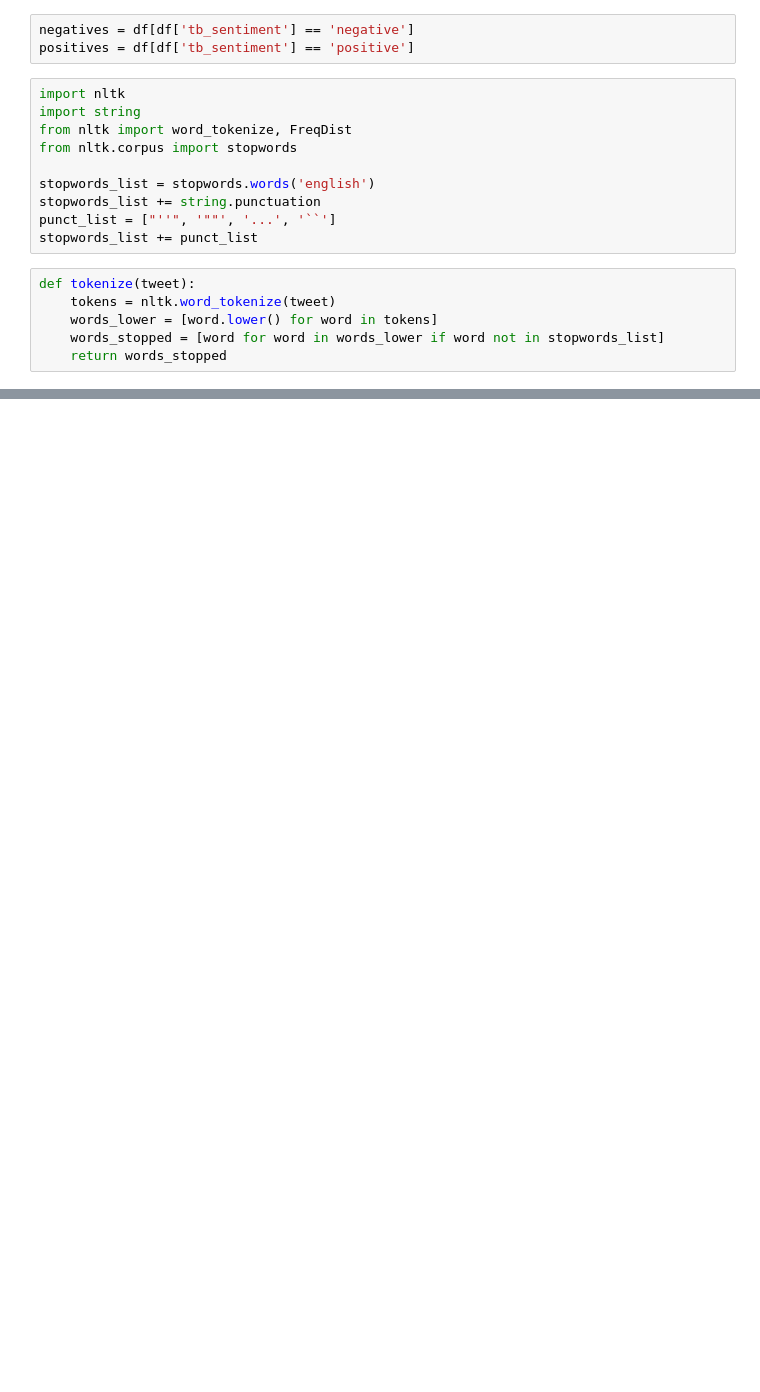
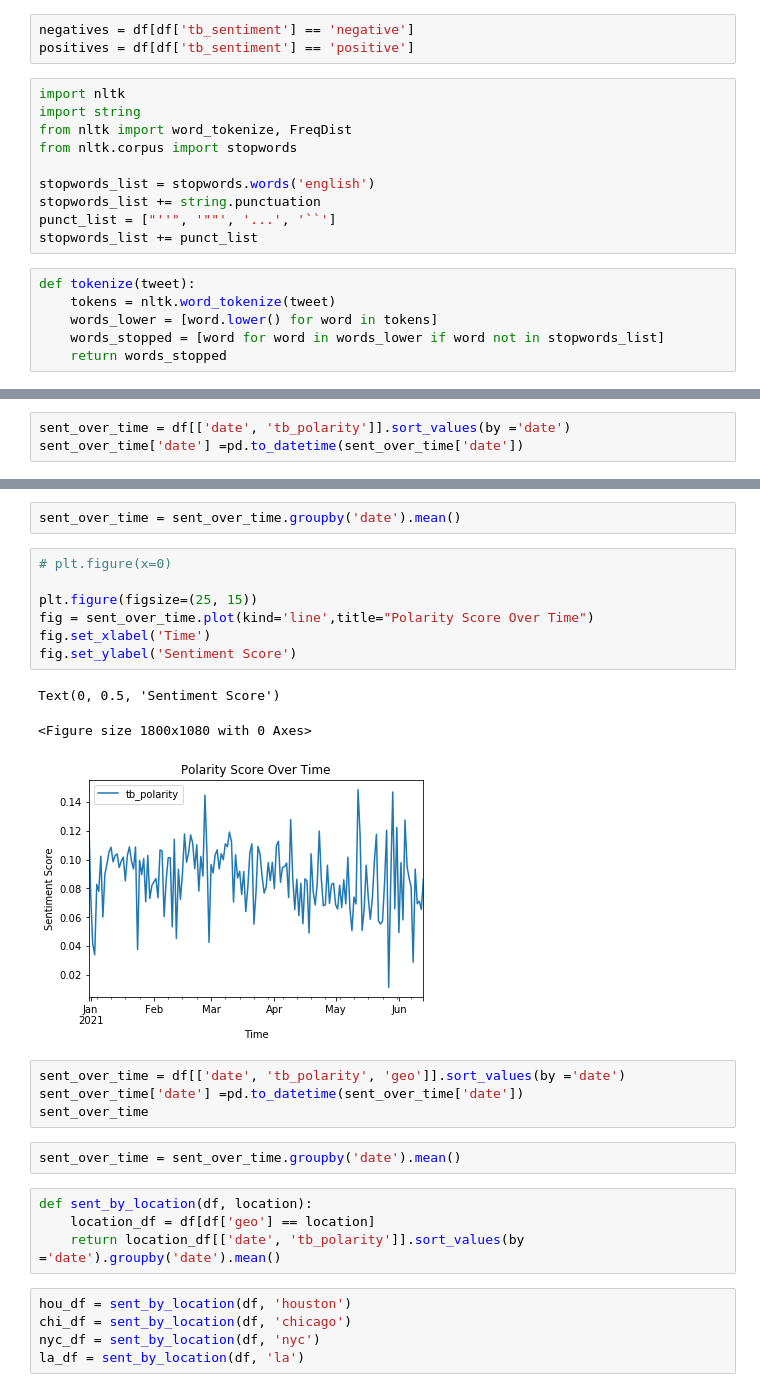
Before and after one commit to christisarv/2021-covid-vaccine-analysis, a Jupyter notebook: Sentiment_Scratch.ipynb, the cells around one changed output, grey strips where cells are left out. Cells and saved outputs as stored; diff of their text form; blank space fills up the shorter version.

```diff
--- a/Sentiment_Scratch.ipynb
+++ b/Sentiment_Scratch.ipynb
@@ -271,0 +239,3 @@ plt.show()
+# %%
+sent_over_time = df[['date', 'tb_polarity']].sort_values(by ='date')
+sent_over_time['date'] =pd.to_datetime(sent_over_time['date'])
@@ -271,0 +256,28 @@ plt.show()
+# %%
+sent_over_time = sent_over_time.groupby('date').mean()
+# %%
+# plt.figure(x=0)
+
+plt.figure(figsize=(25, 15))
+fig = sent_over_time.plot(kind='line',title="Polarity Score Over Time")
+fig.set_xlabel('Time')
+fig.set_ylabel('Sentiment Score')
+# %% [output]
+Text(0, 0.5, 'Sentiment Score')
+<Figure size 1800x1080 with 0 Axes>
+[figure, added]
+# %%
+sent_over_time = df[['date', 'tb_polarity', 'geo']].sort_values(by ='date')
+sent_over_time['date'] =pd.to_datetime(sent_over_time['date'])
+sent_over_time
+# %%
+sent_over_time = sent_over_time.groupby('date').mean()
+# %%
+def sent_by_location(df, location):
+    location_df = df[df['geo'] == location]
+    return location_df[['date', 'tb_polarity']].sort_values(by ='date').groupby('date').mean()
+# %%
+hou_df = sent_by_location(df, 'houston')
+chi_df = sent_by_location(df, 'chicago')
+nyc_df = sent_by_location(df, 'nyc')
+la_df = sent_by_location(df, 'la')
```
Also changed, not shown: parts of 19 cells of this notebook, 1 other file.
